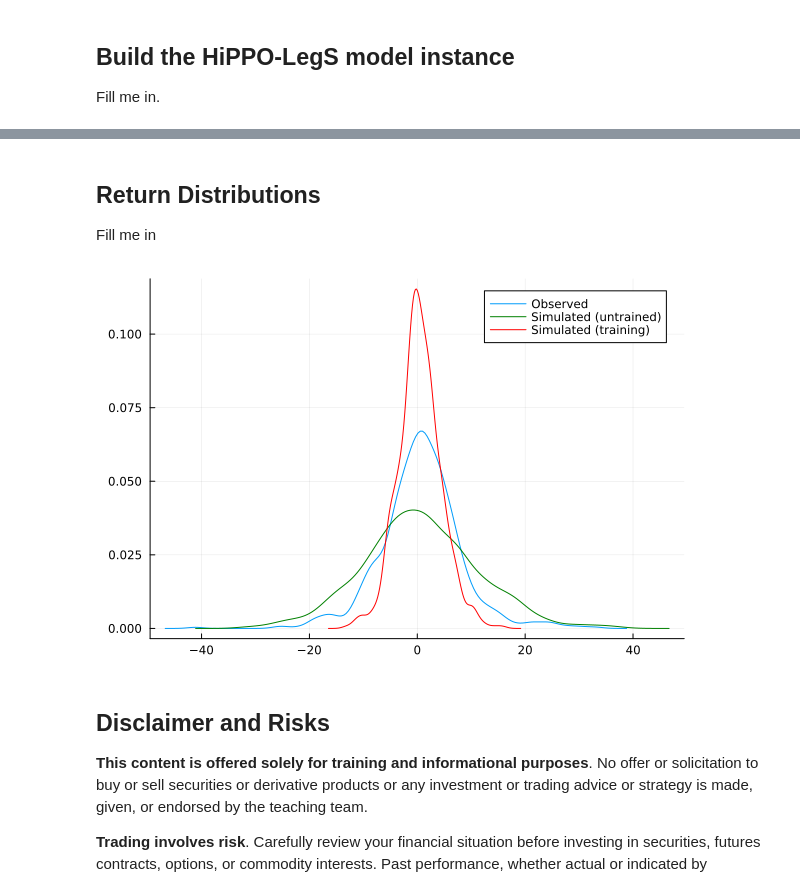
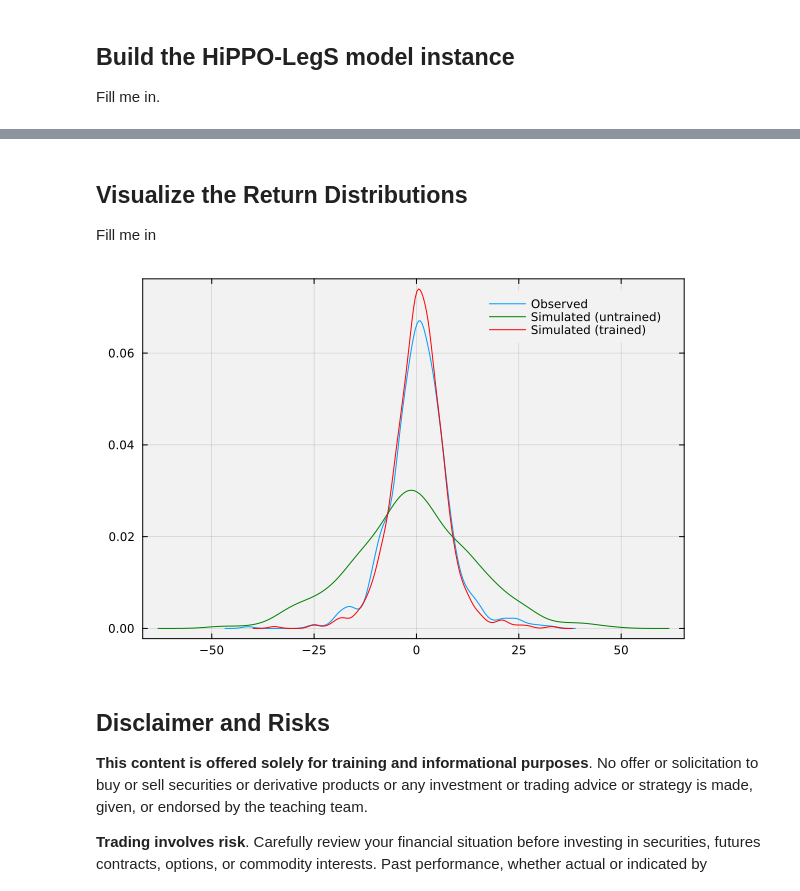
Before and after one commit to varnerlab/CHEME-130-eCornell-Repository, a Jupyter notebook: courses/CHEME-132/module-2/CHEME-132-Module-2-Advanced-Hippo-SSM.ipynb, the cells around one changed output, grey strips where cells are left out. Cells and saved outputs as stored; diff of their text form; code cells hidden in the pictures.

```diff
--- a/courses/CHEME-132/module-2/CHEME-132-Module-2-Advanced-Hippo-SSM.ipynb
+++ b/courses/CHEME-132/module-2/CHEME-132-Module-2-Advanced-Hippo-SSM.ipynb
@@ -53,0 +57,3 @@ risk_free_rate = 0.045;
+# %%
+all_firms_growth_matrix = log_return_matrix(dataset, list_of_all_firms, Δt = Δt,
+    risk_free_rate = risk_free_rate);
@@ -74,7 +75,7 @@ tspan = (start = 0.0, stop = 3, step = 1/252)
 L = range(tspan.start, stop=tspan.stop, step = tspan.step) |> collect |> length
 signal = excess_growth_rate_array[1:L];
 # %%
-number_of_hidden_states = 250;
+number_of_hidden_states = 750;
 model = build(MySisoLegSHippoModel, (
     number_of_hidden_states = number_of_hidden_states,
     Δt = Δt,
@@ -106,12 +140,13 @@ ylabel!("Annualized Excess Return $(ticker_of_interest)", fontsize=18)
 # %% [markdown]
-## Return Distributions
+## Visualize the Return Distributions
 Fill me in
 # %%
-density(signal, label="Observed")
+density(signal, label="Observed", bg="gray95", background_color_outside="white",
+        framestyle = :box, fg_legend = :transparent)
 density!(Y1, normalize=true, c=:green, label="Simulated (untrained)")
-density!(Y2, normalize=true, c=:red, label="Simulated (training)")
+density!(Y2, normalize=true, c=:red, label="Simulated (trained)")
 # %% [output]
-[figure, old version]
+[figure, new version]
 # %% [markdown]
 ## Disclaimer and Risks
 __This content is offered solely for training and informational purposes__. No offer or solicitation to buy or sell securities or derivative products or any investment or trading advice or strategy is made, given, or endorsed by the teaching team.
```
Also changed, not shown: parts of 17 cells of this notebook, 5 other files.
